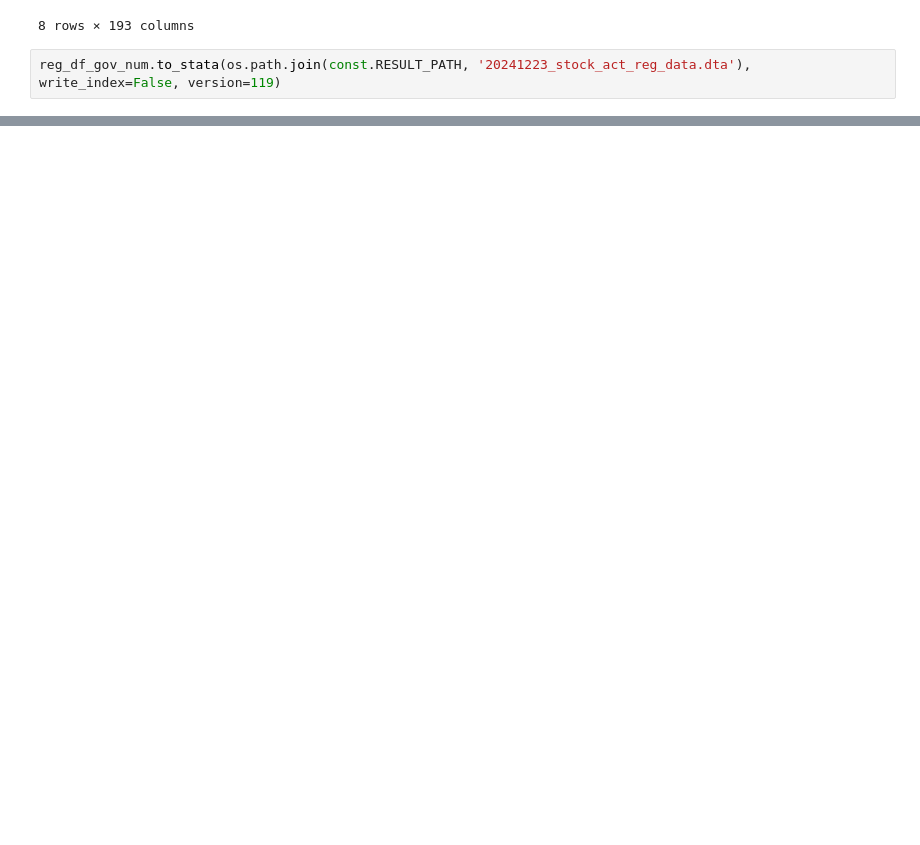
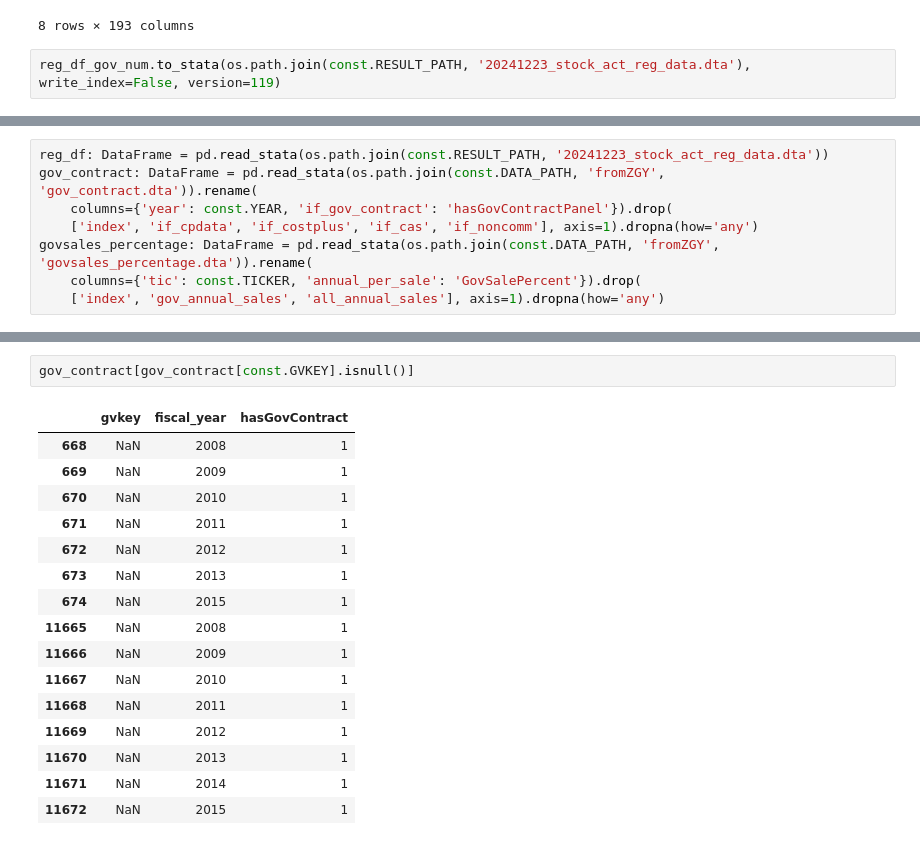
Before and after one commit to wangyouan/STOCKAct, a Jupyter notebook: Notebook/ConstructPoliticalConnectionMeasure.ipynb, the cells around one changed output, grey strips where cells are left out. Cells and saved outputs as stored; diff of their text form; blank space fills up the shorter version.

Commit message:
update new file construction code

```diff
--- a/Notebook/ConstructPoliticalConnectionMeasure.ipynb
+++ b/Notebook/ConstructPoliticalConnectionMeasure.ipynb
@@ -126,0 +129,8 @@ reg_df_gov_num.to_stata(os.path.join(const.RESULT_PATH, '20241223_stock_act_reg_
+# %%
+reg_df: DataFrame = pd.read_stata(os.path.join(const.RESULT_PATH, '20241223_stock_act_reg_data.dta'))
+gov_contract: DataFrame = pd.read_stata(os.path.join(const.DATA_PATH, 'fromZGY', 'gov_contract.dta')).rename(
+    columns={'year': const.YEAR, 'if_gov_contract': 'hasGovContractPanel'}).drop(
+    ['index', 'if_cpdata', 'if_costplus', 'if_cas', 'if_noncomm'], axis=1).dropna(how='any')
+govsales_percentage: DataFrame = pd.read_stata(os.path.join(const.DATA_PATH, 'fromZGY', 'govsales_percentage.dta')).rename(
+    columns={'tic': const.TICKER, 'annual_per_sale': 'GovSalePercent'}).drop(
+    ['index', 'gov_annual_sales', 'all_annual_sales'], axis=1).dropna(how='any')
@@ -126,0 +142,19 @@ reg_df_gov_num.to_stata(os.path.join(const.RESULT_PATH, '20241223_stock_act_reg_
+# %%
+gov_contract[gov_contract[const.GVKEY].isnull()]
+# %% [output]
+|  | gvkey | fiscal_year | hasGovContract |
+| 668 | NaN | 2008 | 1 |
+| 669 | NaN | 2009 | 1 |
+| 670 | NaN | 2010 | 1 |
+| 671 | NaN | 2011 | 1 |
+| 672 | NaN | 2012 | 1 |
+| 673 | NaN | 2013 | 1 |
+| 674 | NaN | 2015 | 1 |
+| 11665 | NaN | 2008 | 1 |
+| 11666 | NaN | 2009 | 1 |
+| 11667 | NaN | 2010 | 1 |
+| 11668 | NaN | 2011 | 1 |
+| 11669 | NaN | 2012 | 1 |
+| 11670 | NaN | 2013 | 1 |
+| 11671 | NaN | 2014 | 1 |
+| 11672 | NaN | 2015 | 1 |
```
Also changed, not shown: parts of 8 cells of this notebook.
